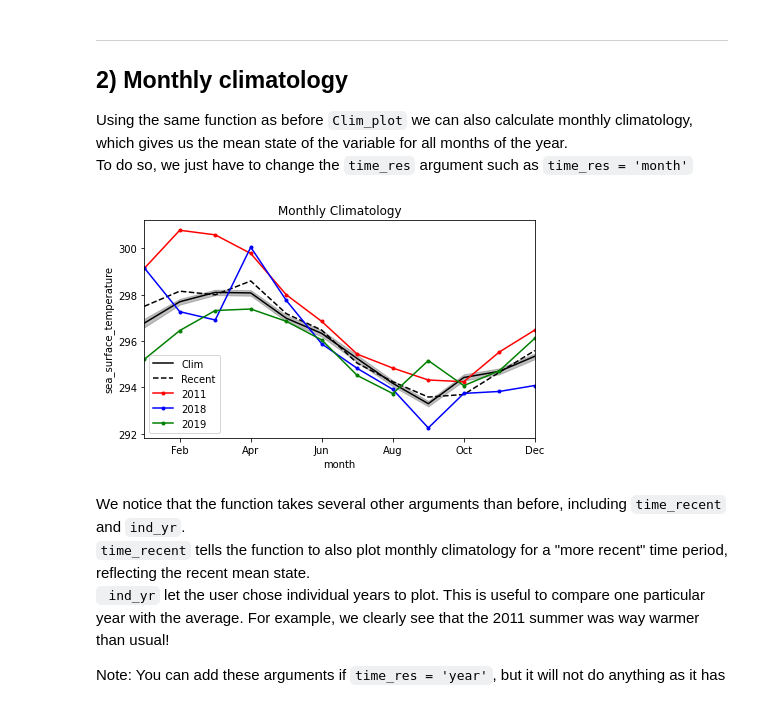
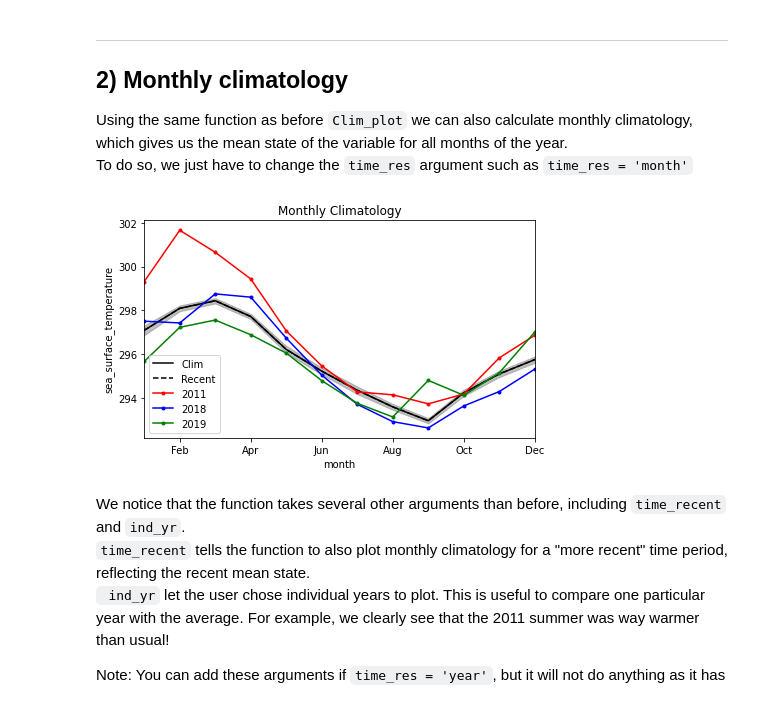
Before and after one commit to IOMRC/intake-aodn, a Jupyter notebook: notebooks/case_study/3_Case_Study_Analysis.ipynb, the cells around one changed output. Saved outputs shown, nothing was run; the diff lists cells and outputs as text; code cells hidden in the pictures.

```diff
--- a/notebooks/case_study/3_Case_Study_Analysis.ipynb
+++ b/notebooks/case_study/3_Case_Study_Analysis.ipynb
@@ -86,10 +86,10 @@ plt.legend();
 Using the same function as before `Clim_plot` we can also calculate monthly climatology, which gives us the mean state of the variable for all months of the year.
 To do so, we just have to change the `time_res` argument such as `time_res = 'month'`
 # %%
-clim,ax = Clim_plot(data_bavg['sea_surface_temperature'],time_res = 'month',time_main = ['1992-01-01','2021-12-31'],time_recent = ['2011-01-01', None],ind_yr = [2011,2018 ,2019])
+clim,ax = Clim_plot(data_bavg['sea_surface_temperature'],time_res = 'month',time_main = [data_bavg.time.min(),data_bavg.time.max()],time_recent = [data_bavg.time.min(), None],ind_yr = [2011,2018 ,2019])
 ax.set_title('Monthly Climatology');
 # %% [output]
-[figure, old version]
+[figure, new version]
 # %% [markdown]
 We notice that the function takes several other arguments than before, including `time_recent` and `ind_yr`.
 `time_recent` tells the function to also plot monthly climatology for a "more recent" time period, reflecting the recent mean state.
```
Also changed, not shown: parts of 5 cells of this notebook, 1 other file.
